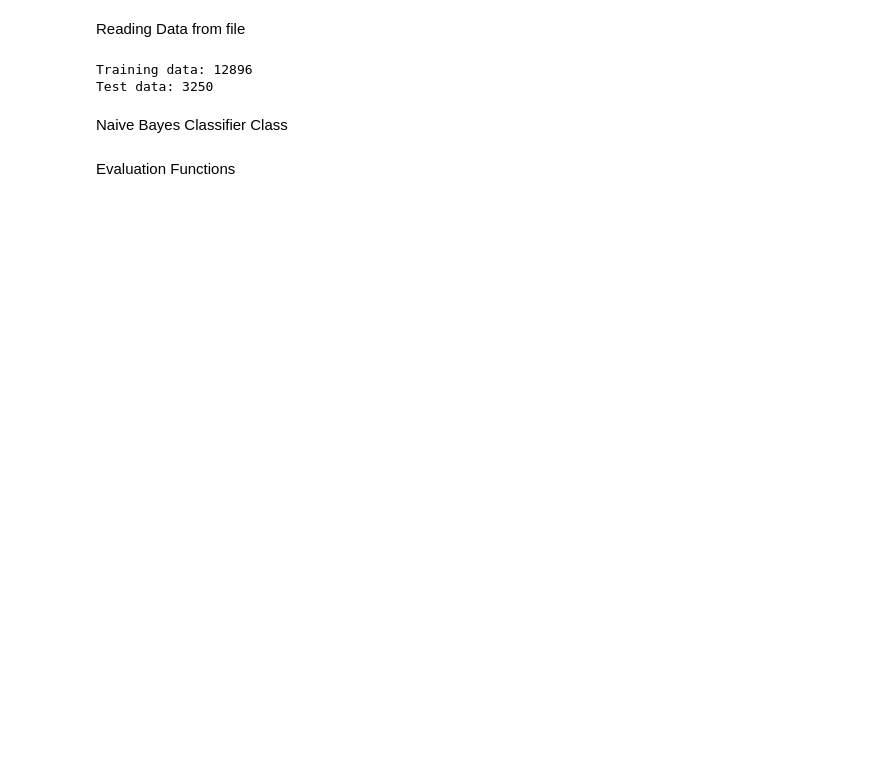
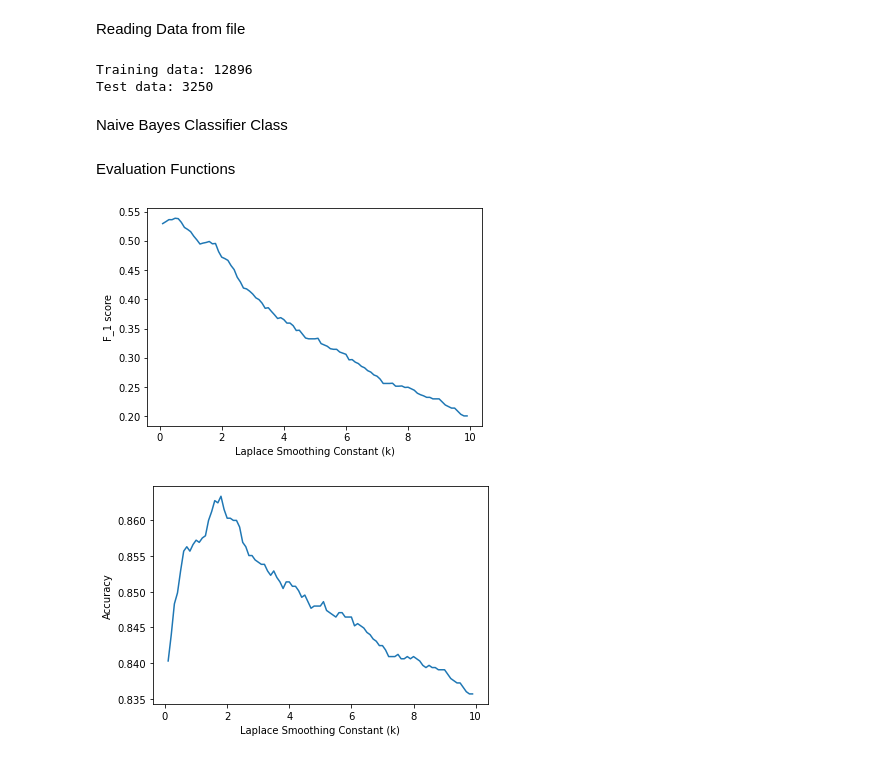
Before and after one commit to Bhuvanesh-Verma/Natural-Language-Processing, a Jupyter notebook: Code/Naive Bayes Classifier.ipynb, the cells around one changed output. Drawn from its saved outputs; the diff is of its cells as text; code cells hidden in the pictures; blank space fills up the shorter version.

```diff
--- a/Code/Naive Bayes Classifier.ipynb
+++ b/Code/Naive Bayes Classifier.ipynb
@@ -301,15 +301,14 @@ for k in klist:
     f1.append(f_1(nb,test_data))
 # %%
 import matplotlib.pyplot as plt
-plt.plot(acc,f1)
-plt.ylabel('F_1 score')
-plt.xlabel('Accuracy')
-plt.show()
 plt.plot(klist,f1)
 plt.ylabel('F_1 score')
 plt.xlabel('Laplace Smoothing Constant (k)')
 plt.show()
 plt.plot(klist,acc)
 plt.ylabel('Accuracy')
 plt.xlabel('Laplace Smoothing Constant (k)')
 plt.show()
+# %% [output]
+[figure, added]
+[figure, added]
```
